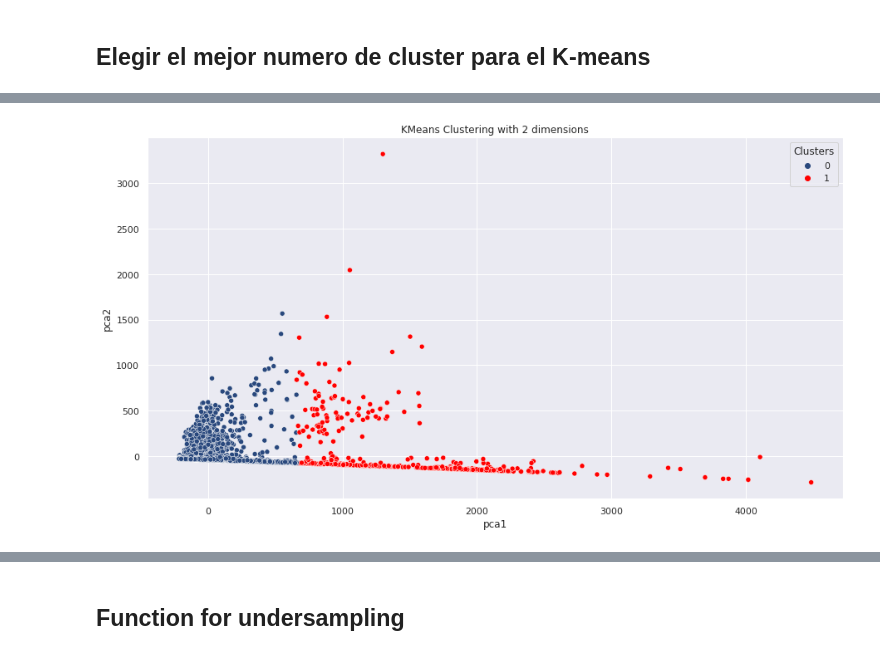
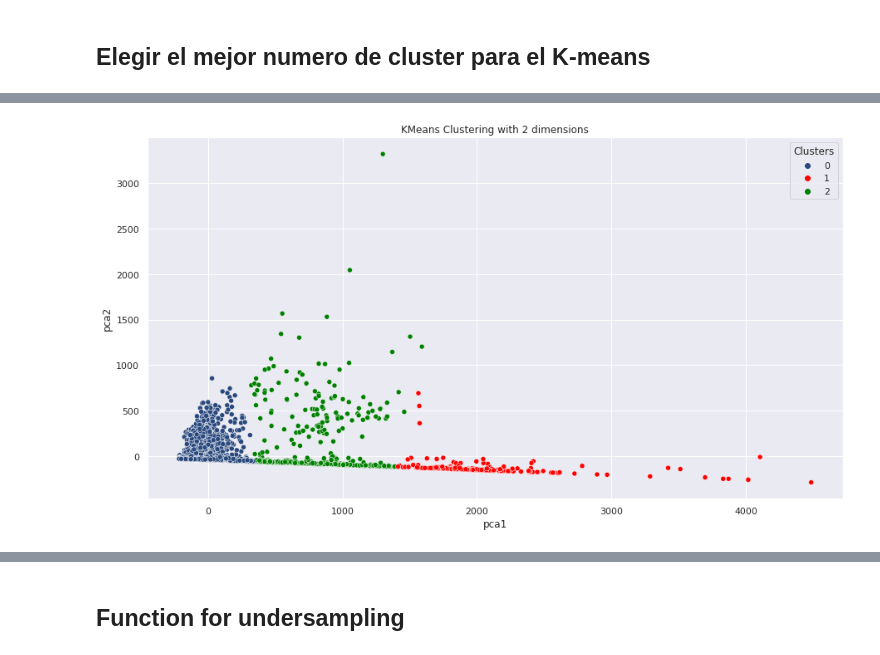
Before and after one commit to JMML2021/Sprint-8.-Algoritmes-d-aprenentatge-NO-supervisat-Agrupaci-, a Jupyter notebook: Sprint_8_Algoritmes_d’aprenentatge_NO_supervisat_Agrupació.ipynb, the cells around one changed output, grey strips where cells are left out. Drawn from its saved outputs; the diff is of its cells as text; code cells hidden in the pictures.

```diff
--- a/Sprint_8_Algoritmes_d’aprenentatge_NO_supervisat_Agrupació.ipynb
+++ b/Sprint_8_Algoritmes_d’aprenentatge_NO_supervisat_Agrupació.ipynb
@@ -383,5 +440,5 @@ Text(0, 0.5, 'Calinski-Harabasz Indice')
 # k-means clustering
 
 
-clustering_kmeans = KMeans(n_clusters=2)
+clustering_kmeans = KMeans(n_clusters=3)
 df1['Clusters'] = clustering_kmeans.fit_predict(df1)
@@ -388,10 +447,10 @@ df1['Clusters'] = clustering_kmeans.fit_predict(df1)
 # %%
 reduced_data = PCA(n_components=2).fit_transform(df1)
 results = pd.DataFrame(reduced_data,columns=['pca1','pca2'])
-pal = ["#29487D", "red"]
+pal = ["#29487D", "red", 'green']
 
 sns.scatterplot(x="pca1", y="pca2", hue=df1['Clusters'], data=results, palette=pal)
 plt.title('KMeans Clustering with 2 dimensions')
 plt.show()
 # %% [output]
-[figure, old version]
+[figure, new version]
```
Also changed, not shown: parts of 72 cells of this notebook.
